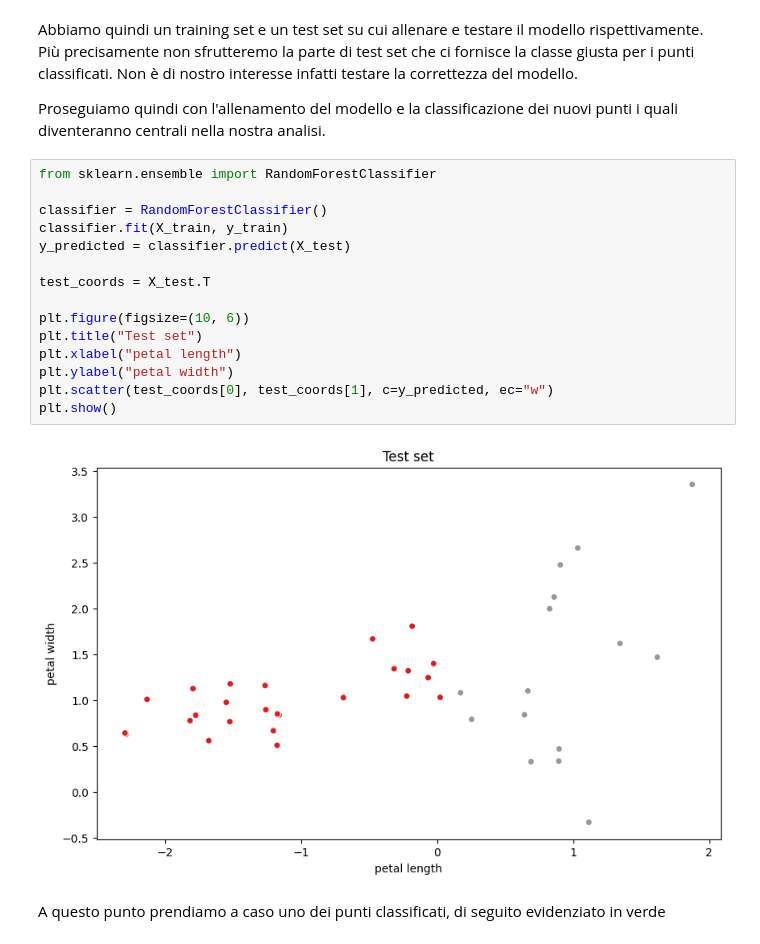
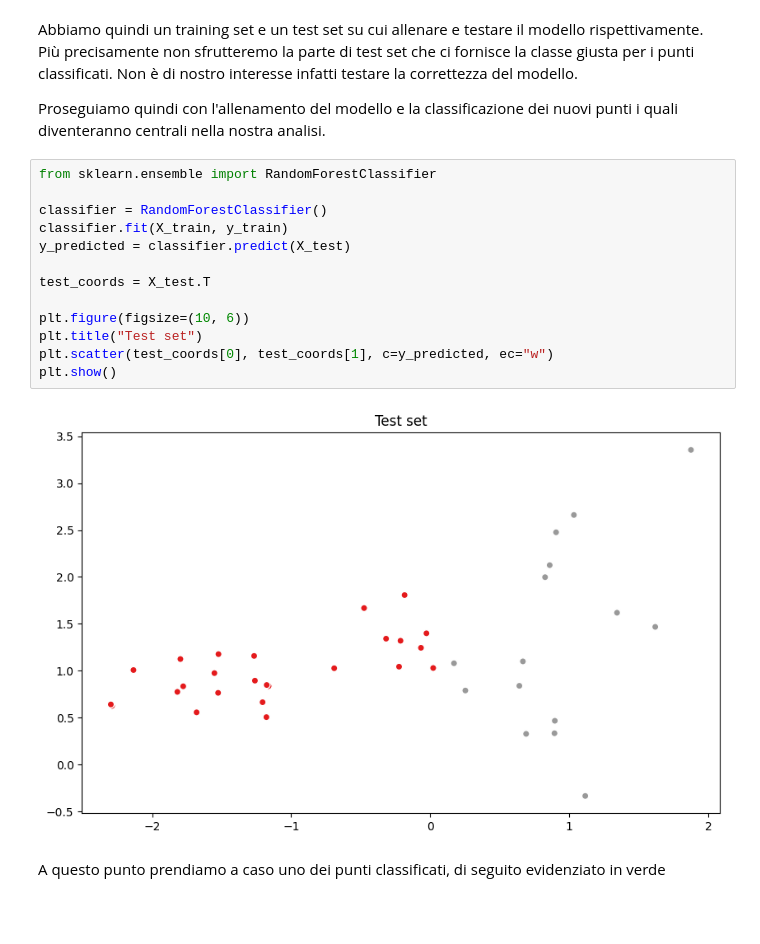
Before and after one commit to FedericoBustaffa/thesis, a Jupyter notebook: src/explain_classifier.ipynb, the cells around one changed output. Drawn from its saved outputs; the diff is of its cells as text; blank space fills up the shorter version.

```diff
--- a/src/explain_classifier.ipynb
+++ b/src/explain_classifier.ipynb
@@ -79,20 +77,18 @@ punti i quali diventeranno centrali nella nostra analisi.
 # %%
 from sklearn.ensemble import RandomForestClassifier
 
 classifier = RandomForestClassifier()
 classifier.fit(X_train, y_train)
 y_predicted = classifier.predict(X_test)
 
 test_coords = X_test.T
 
 plt.figure(figsize=(10, 6))
 plt.title("Test set")
-plt.xlabel("petal length")
-plt.ylabel("petal width")
 plt.scatter(test_coords[0], test_coords[1], c=y_predicted, ec="w")
 plt.show()
 # %% [output]
-[figure, old version]
+[figure, new version]
 # %% [markdown]
 A questo punto prendiamo a caso uno dei punti classificati, di seguito
 evidenziato in verde
```
Also changed, not shown: parts of 12 cells of this notebook.
